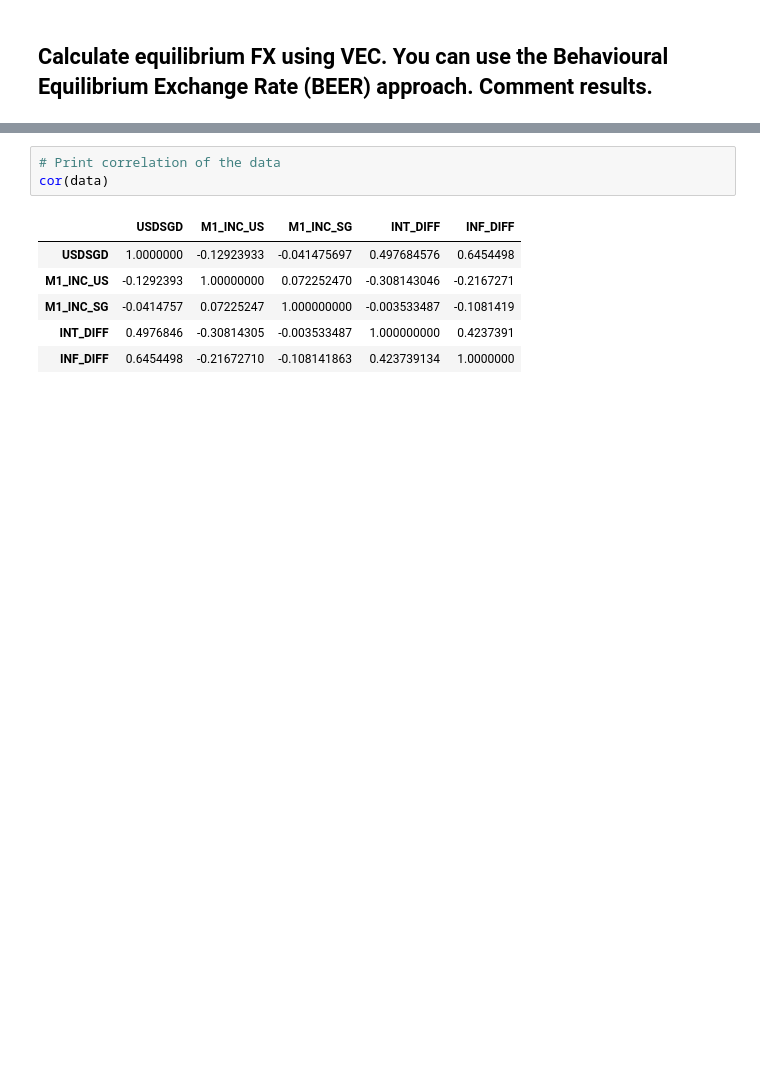
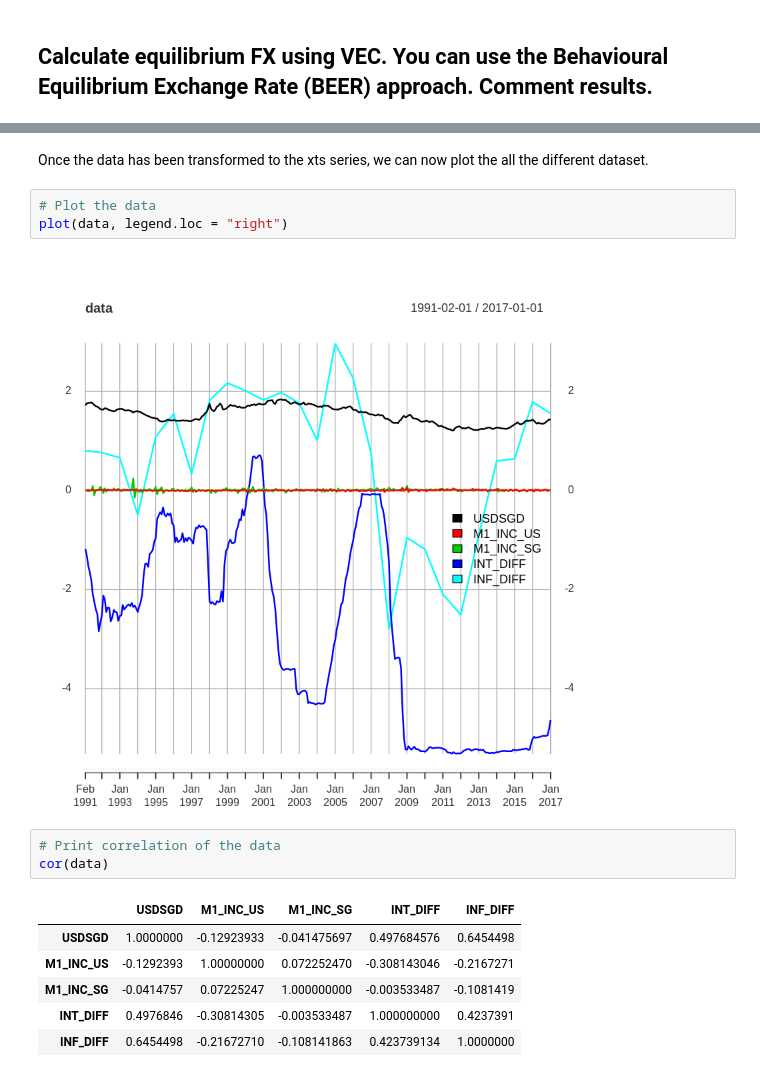
Before and after one commit to yehjxraymond/wqu_econometrics_group_proj, a Jupyter notebook: submission2/Part 2.ipynb, the cells around one changed output, grey strips where cells are left out. Drawn from its saved outputs; the diff is of its cells as text; blank space fills up the shorter version.

```diff
--- a/submission2/Part 2.ipynb
+++ b/submission2/Part 2.ipynb
@@ -164,3 +170,10 @@ head(data)
+# %% [markdown]
+Once the data has been transformed to the xts series, we can now plot the all the different dataset.
+# %%
+# Plot the data
+plot(data, legend.loc = "right")
+# %% [output]
+[figure, added]
 # %%
 # Print correlation of the data
 cor(data)
```
Also changed, not shown: parts of 26 cells of this notebook.
